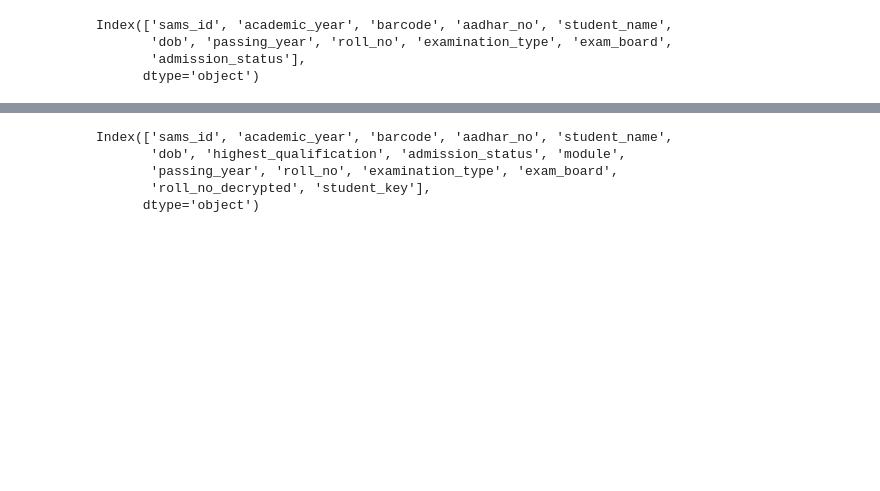
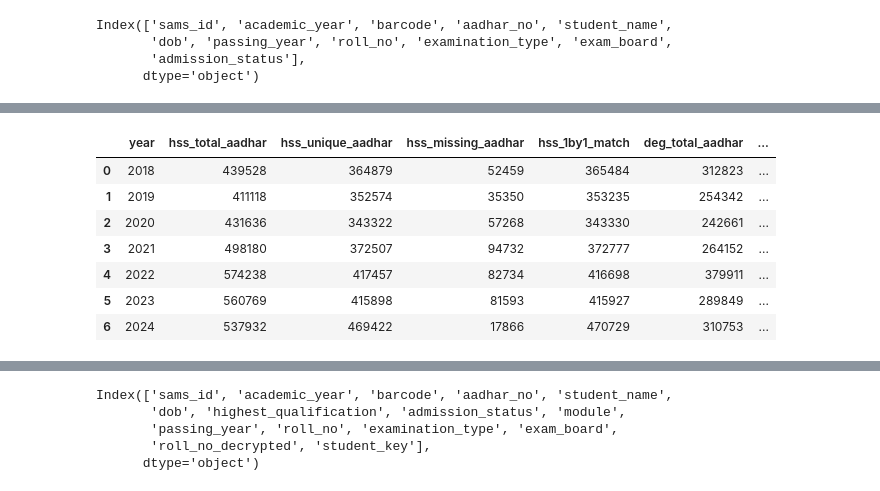
Before and after one commit to Data-Policy-and-Innovation-Centre/sams, a Jupyter notebook: notebooks/integrating-unique-key.ipynb, the cells around one changed output, grey strips where cells are left out. Saved outputs shown, nothing was run; the diff lists cells and outputs as text; code cells hidden in the pictures; blank space fills up the shorter version.

```diff
--- a/notebooks/integrating-unique-key.ipynb
+++ b/notebooks/integrating-unique-key.ipynb
@@ -1364,15 +1614,14 @@ def generate_student_key_df(df, module_name: str) -> pd.DataFrame:
     """
     new_df = df.copy()
 
-    # Columns used for the key
     key_vars = ["passing_year", "dob",
                 "roll_no_decrypted", "exam_board", "examination_type"]
 
-    # Normalize these columns
-    for col in key_vars:
-        new_df[col] = encode_part(new_df[col], lower=True)
+    # Normalize and ensure all key parts are strings
+    for col in key_vars + ["student_name"]:
+        new_df[col] = new_df[col].astype(str).fillna("").str.strip().str.lower()
 
-    # Construct student key explicitly
+    # Construct student key safely
     new_df["student_key"] = (
         new_df["student_name"] + "_" +
         new_df["roll_no_decrypted"] + "_" +
@@ -1384,7 +1633,7 @@ def generate_student_key_df(df, module_name: str) -> pd.DataFrame:
 
     # Diagnostics
     total_records = len(new_df)
-    unique_aadhar = new_df["aadhar_no"].nunique()
+    unique_aadhar = new_df["aadhar_no"].nunique(dropna=True)
     unique_keys = new_df["student_key"].nunique()
 
     # Problematic duplicates = same key linked to multiple Aadhaar numbers
@@ -1394,19 +1643,12 @@ def generate_student_key_df(df, module_name: str) -> pd.DataFrame:
         .reset_index(name="unique_aadhar_count")
     )
     problematic_keys = dup_check[dup_check["unique_aadhar_count"] > 1]["student_key"]
-
-    # Count of problematic duplicate keys
     duplicate_keys_count = len(problematic_keys)
-
-    # Count of rows affected by those problematic keys
-    # duplicate_rows_count = new_df[new_df["student_key"].isin(problematic_keys)].shape[0]
 
     print(f"\n[{module_name}]")
     print("Total student records:", total_records)
-    # print("Unique Aadhaar numbers:", unique_aadhar)
     print("Unique student keys generated:", unique_keys)
     print("Duplicate student keys:", duplicate_keys_count)
-    # print("Total rows having duplicate keys:", duplicate_rows_count)
 
     return new_df
 # %%
@@ -1436 +1756,74 @@ Duplicate student keys: 2829
+# %%
+import pandas as pd
+
+def yearly_clean_aadhar_summary(df, prefix):
+
+    bad = {'', 'na', 'n/a', 'none', 'null', '<na>', 'nan'}
+
+    d = df[['academic_year','aadhar_no','student_key']].copy()
+
+    # clean strings
+    d['academic_year'] = d['academic_year'].astype(str).str.strip()
+    d['aadhar_no'] = d['aadhar_no'].astype(str).str.strip().str.lower()
+    d['student_key'] = d['student_key'].astype(str).str.strip().str.lower()
+
+    def calc(g):
+
+        # total raw Aadhaar entries (before cleaning)
+        total = g['aadhar_no'].size
+
+        # missing Aadhaar count
+        missing = g['aadhar_no'].isin(bad).sum()
+
+        # keep valid Aadhaar+student_key pairs
+        g2 = g[~g['aadhar_no'].isin(bad) & ~g['student_key'].isin(bad)]
+        g2 = g2.drop_duplicates(subset=['aadhar_no', 'student_key'])
+
+        # unique Aadhaar after cleaning
+        uniq = g2['aadhar_no'].nunique()
+
+        # one-to-one logic
+        a_cnt = g2['aadhar_no'].value_counts()
+        k_cnt = g2['student_key'].value_counts()
+
+        one_to_one = g2[
+            g2['aadhar_no'].isin(a_cnt[a_cnt == 1].index) &
+            g2['student_key'].isin(k_cnt[k_cnt == 1].index)
+        ]
+
+        return pd.Series({
+            f"{prefix}_total_aadhar": total,
+            f"{prefix}_unique_aadhar": uniq,
+            f"{prefix}_missing_aadhar": missing,
+            f"{prefix}_1by1_match": len(one_to_one)
+        })
+
+    out = (
+        d.groupby("academic_year", group_keys=False)
+          .apply(calc)
+          .reset_index()
+          .rename(columns={"academic_year": "year"})
+    )
+    return out
+
+
+# Run for HSS & DEG
+hss_clean = yearly_clean_aadhar_summary(hss_key_df, "hss")
+deg_clean = yearly_clean_aadhar_summary(deg_key_df, "deg")
+
+final_clean = (
+    hss_clean.merge(deg_clean, on="year", how="outer")
+             .sort_values("year")
+)
+
+final_clean
+# %% [output]
+|  | year | hss_total_aadhar | hss_unique_aadhar | hss_missing_aadhar | hss_1by1_match | deg_total_aadhar | ... |
+| 0 | 2018 | 439528 | 364879 | 52459 | 365484 | 312823 | ... |
+| 1 | 2019 | 411118 | 352574 | 35350 | 353235 | 254342 | ... |
+| 2 | 2020 | 431636 | 343322 | 57268 | 343330 | 242661 | ... |
+| 3 | 2021 | 498180 | 372507 | 94732 | 372777 | 264152 | ... |
+| 4 | 2022 | 574238 | 417457 | 82734 | 416698 | 379911 | ... |
+| 5 | 2023 | 560769 | 415898 | 81593 | 415927 | 289849 | ... |
+| 6 | 2024 | 537932 | 469422 | 17866 | 470729 | 310753 | ... |
 # %%
```
Also changed, not shown: parts of 23 cells of this notebook, 1 other file.
